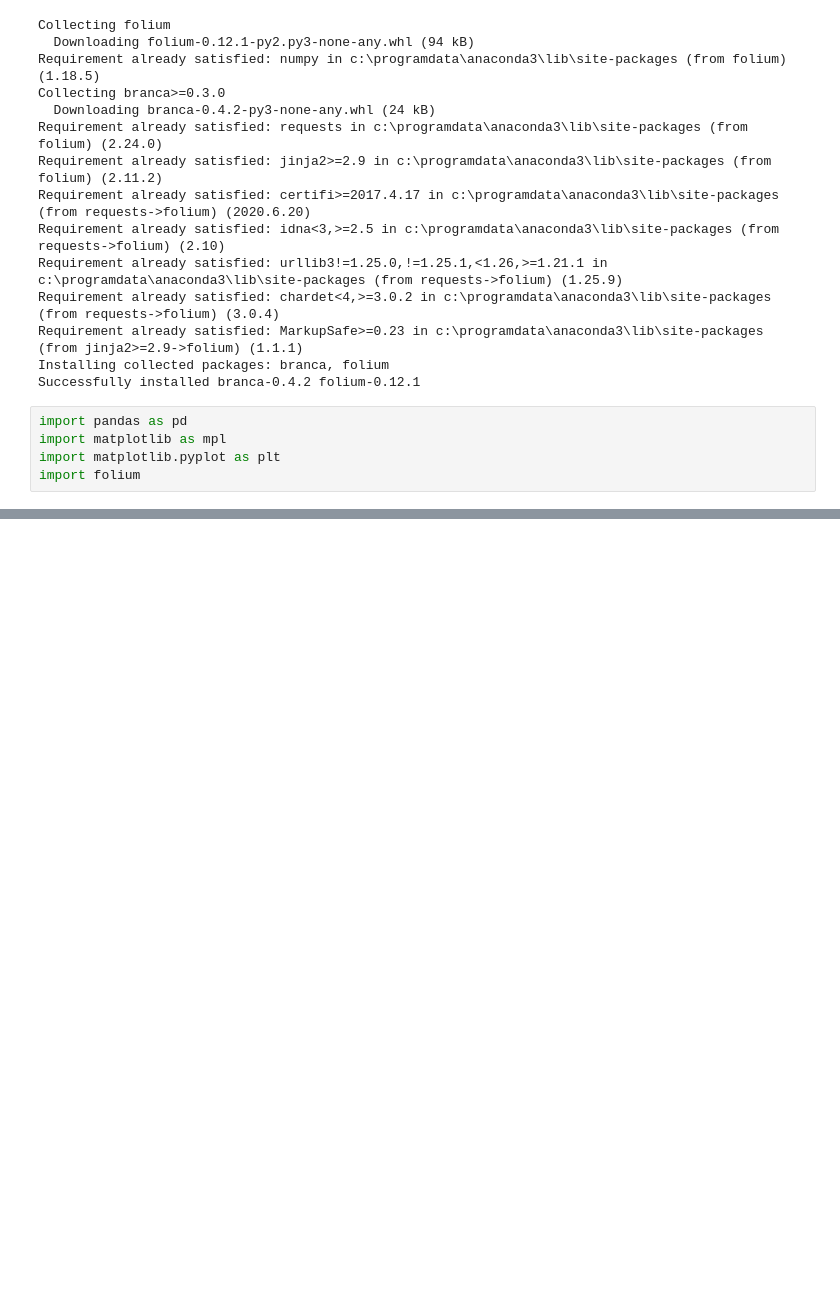
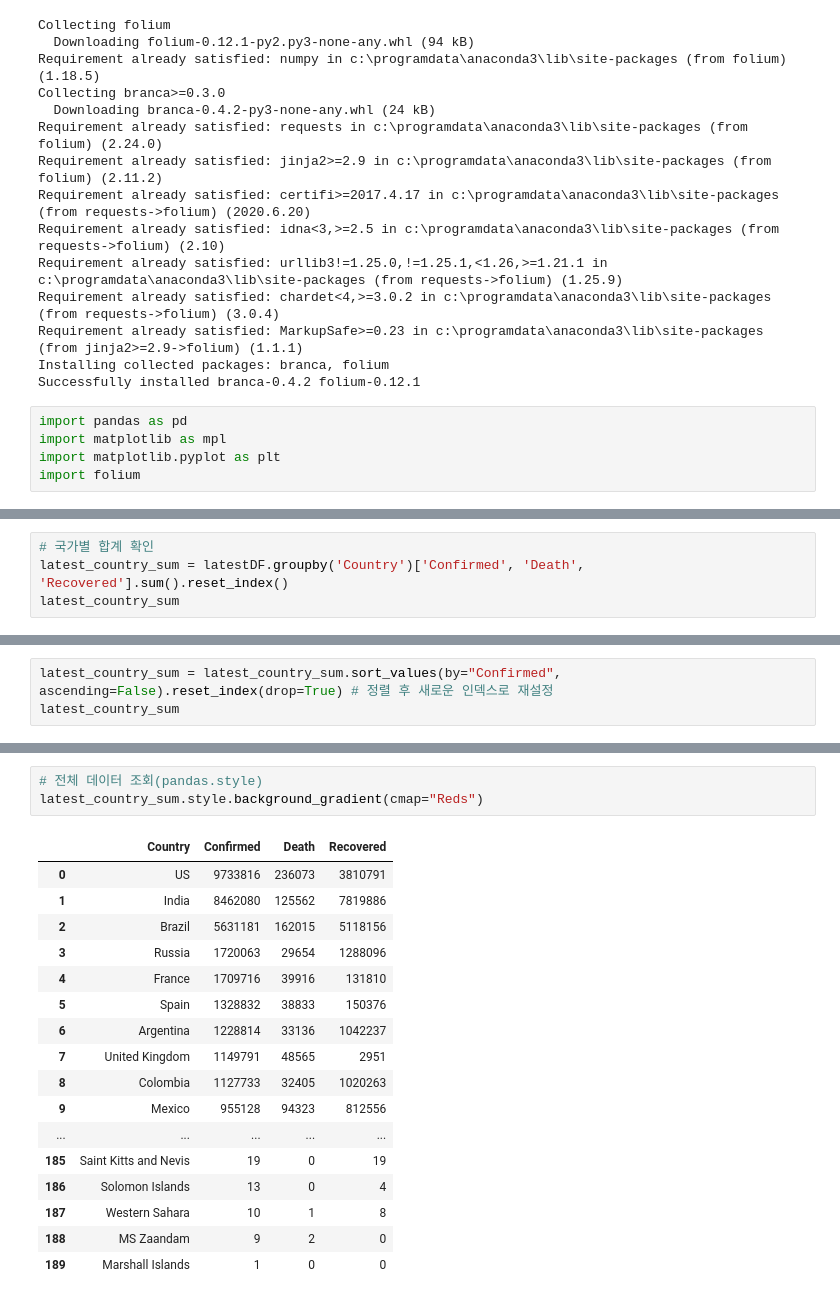
Before and after one commit to kaminion/corona_visualization, a Jupyter notebook: corona.ipynb, the cells around one changed output, grey strips where cells are left out. Drawn from its saved outputs; the diff is of its cells as text; blank space fills up the shorter version.

```diff
--- a/corona.ipynb
+++ b/corona.ipynb
@@ -87,0 +112,4 @@ memory usage: 2.9+ MB
+# %%
+# 국가별 합계 확인
+latest_country_sum = latestDF.groupby('Country')['Confirmed', 'Death', 'Recovered'].sum().reset_index()
+latest_country_sum
@@ -87,0 +130,3 @@ memory usage: 2.9+ MB
+# %%
+latest_country_sum = latest_country_sum.sort_values(by="Confirmed", ascending=False).reset_index(drop=True) # 정렬 후 새로운 인덱스로 재설정
+latest_country_sum
@@ -87,0 +147,21 @@ memory usage: 2.9+ MB
+# %%
+# 전체 데이터 조회(pandas.style)
+latest_country_sum.style.background_gradient(cmap="Reds")
+# %% [output]
+|  | Country | Confirmed | Death | Recovered |
+| 0 | US | 9733816 | 236073 | 3810791 |
+| 1 | India | 8462080 | 125562 | 7819886 |
+| 2 | Brazil | 5631181 | 162015 | 5118156 |
+| 3 | Russia | 1720063 | 29654 | 1288096 |
+| 4 | France | 1709716 | 39916 | 131810 |
+| 5 | Spain | 1328832 | 38833 | 150376 |
+| 6 | Argentina | 1228814 | 33136 | 1042237 |
+| 7 | United Kingdom | 1149791 | 48565 | 2951 |
+| 8 | Colombia | 1127733 | 32405 | 1020263 |
+| 9 | Mexico | 955128 | 94323 | 812556 |
+| ... | ... | ... | ... | ... |
+| 185 | Saint Kitts and Nevis | 19 | 0 | 19 |
+| 186 | Solomon Islands | 13 | 0 | 4 |
+| 187 | Western Sahara | 10 | 1 | 8 |
+| 188 | MS Zaandam | 9 | 2 | 0 |
+| 189 | Marshall Islands | 1 | 0 | 0 |
```
Also changed, not shown: parts of 8 cells of this notebook, 1 other file.
